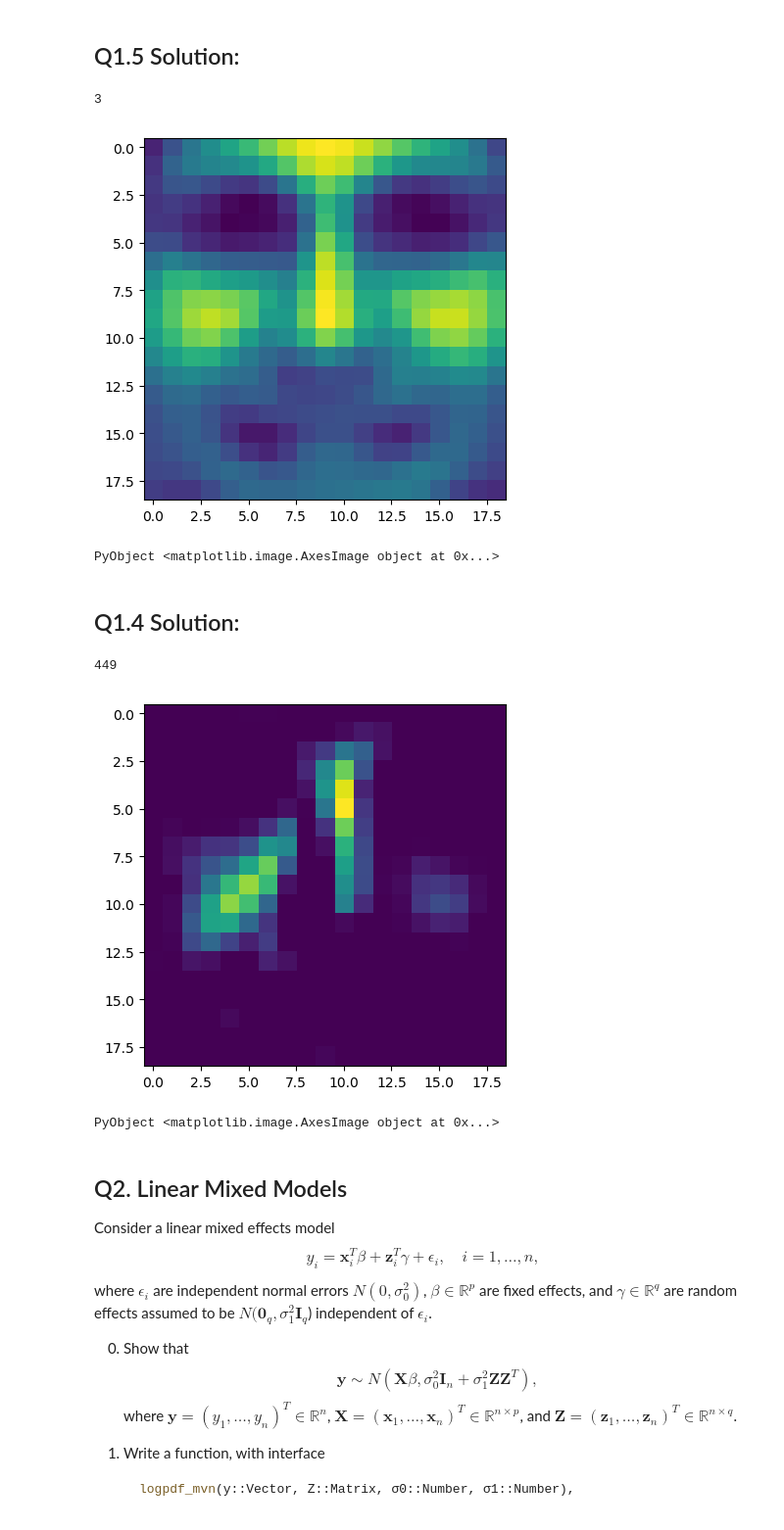
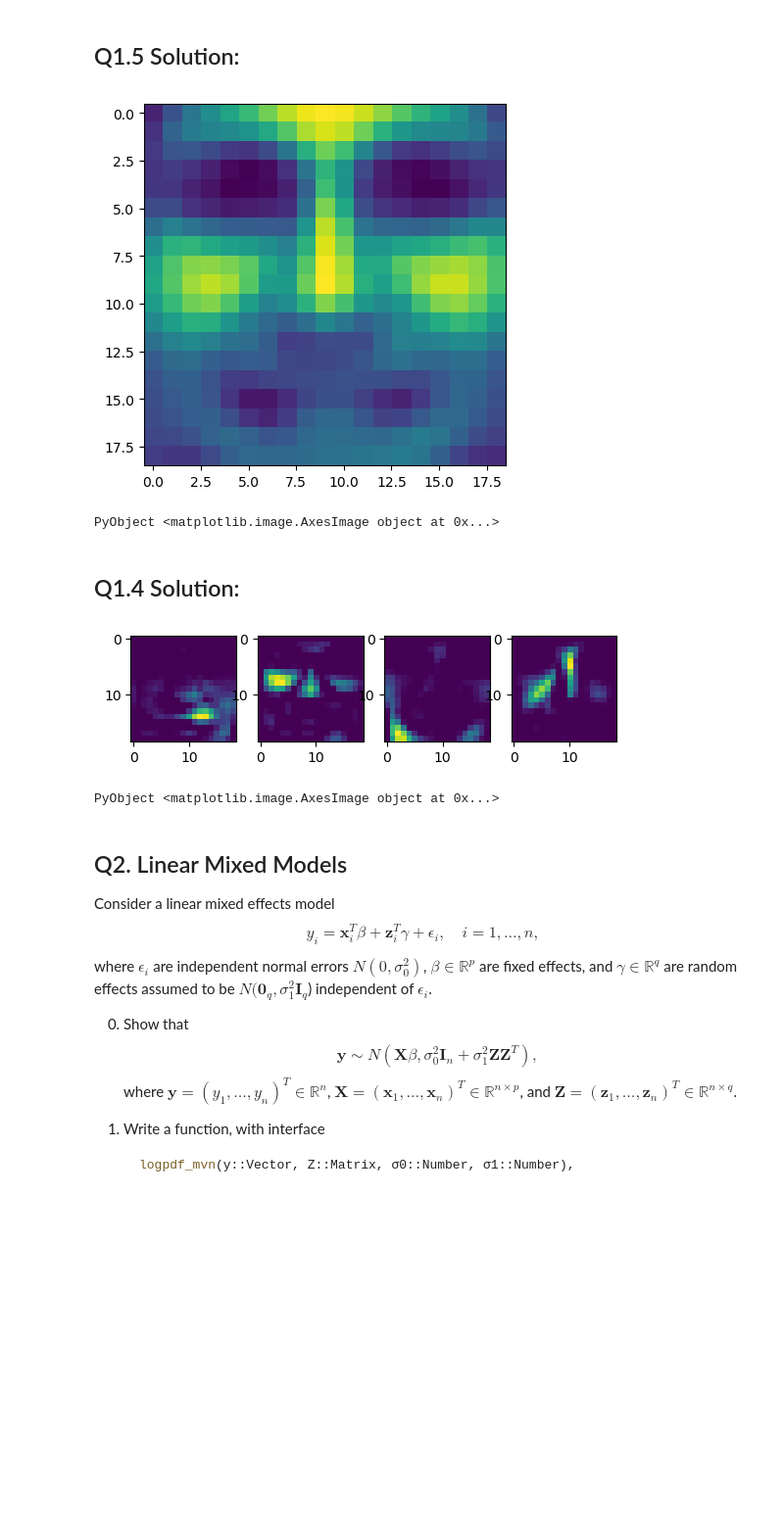
Before and after one commit to sarah-ji/biostat-m280-2018-spring, a Jupyter notebook: hw2/hw02.ipynb, the cells around one changed output. Shown: that part at 98% size. Drawn from its saved outputs; the diff is of its cells as text; code cells hidden in the pictures; blank space fills up the shorter version.

```diff
--- a/hw2/hw02.ipynb
+++ b/hw2/hw02.ipynb
@@ -117,11 +119,12 @@ nnmf1 (generic function with 1 method)
 # %%
 function nnmf2(
-    X::Matrix,
+    X::Matrix{T},
     r::Int;
     maxiter::Int=1000,
     tol::eltype(X)=1e-4,
-    V::Matrix{eltype(X)}=rand(size(X, 1), r),
-    W::Matrix{eltype(X)}=rand(r, size(X, 2)))
+    V::Matrix{T}=rand(T, size(X, 1), r),
+     W::Matrix{T}=rand(T, r, size(X, 2))
+    ) where T <: AbstractFloat
     #implementation
     m, n = size(X)
     A = zeros(X)
@@ -260,23 +256,39 @@ V_1, W_1 = nnmf2(X, 50, V = V_ones, W = W_ones)
 VW_1 = V_1*W_1
 PyPlot.imshow(reshape(VW_1[50, :], 19, 19))
 # %% [output]
+[figure]
-3
+PyObject <matplotlib.image.AxesImage object at 0x...>
-[figure]
-PyObject <matplotlib.image.AxesImage object at 0x...>
 # %% [markdown]
 ## Q1.4 Solution:
 # %%
 # with rank 10 its blurrier than with rank 50 because we are capturing less information from the original X
 V, W = nnmf2(X, 50, V = V0[:, 1:50], W = W0[1:50, :])
 size(W)
+
+W_img1 = W[1, :]
+W_img1 = reshape(W_img1, 19, 19)
+
+W_img2 = W[2, :]
+W_img2 = reshape(W_img2, 19, 19)
+
+W_img5 = W[5, :]
+W_img5 = reshape(W_img5, 19, 19)
+
 W_img10 = W[10, :]
+W_img10 = reshape(W_img10, 19, 19)
 
 #VW = V*W
-PyPlot.imshow(reshape(W_img10, 19, 19))
+subplot(1, 4, 1)
+PyPlot.imshow(W_img1)
+subplot(1, 4, 2)
+PyPlot.imshow(W_img2)
+subplot(1, 4, 3)
+PyPlot.imshow(W_img5)
+subplot(1, 4, 4)
+PyPlot.imshow(W_img10)
 # %% [output]
+[figure, new version]
-449
+PyObject <matplotlib.image.AxesImage object at 0x...>
-[figure, old version]
-PyObject <matplotlib.image.AxesImage object at 0x...>
 # %% [markdown]
 ## Q2. Linear Mixed Models
 
```
Also changed, not shown: parts of 9 cells of this notebook.
